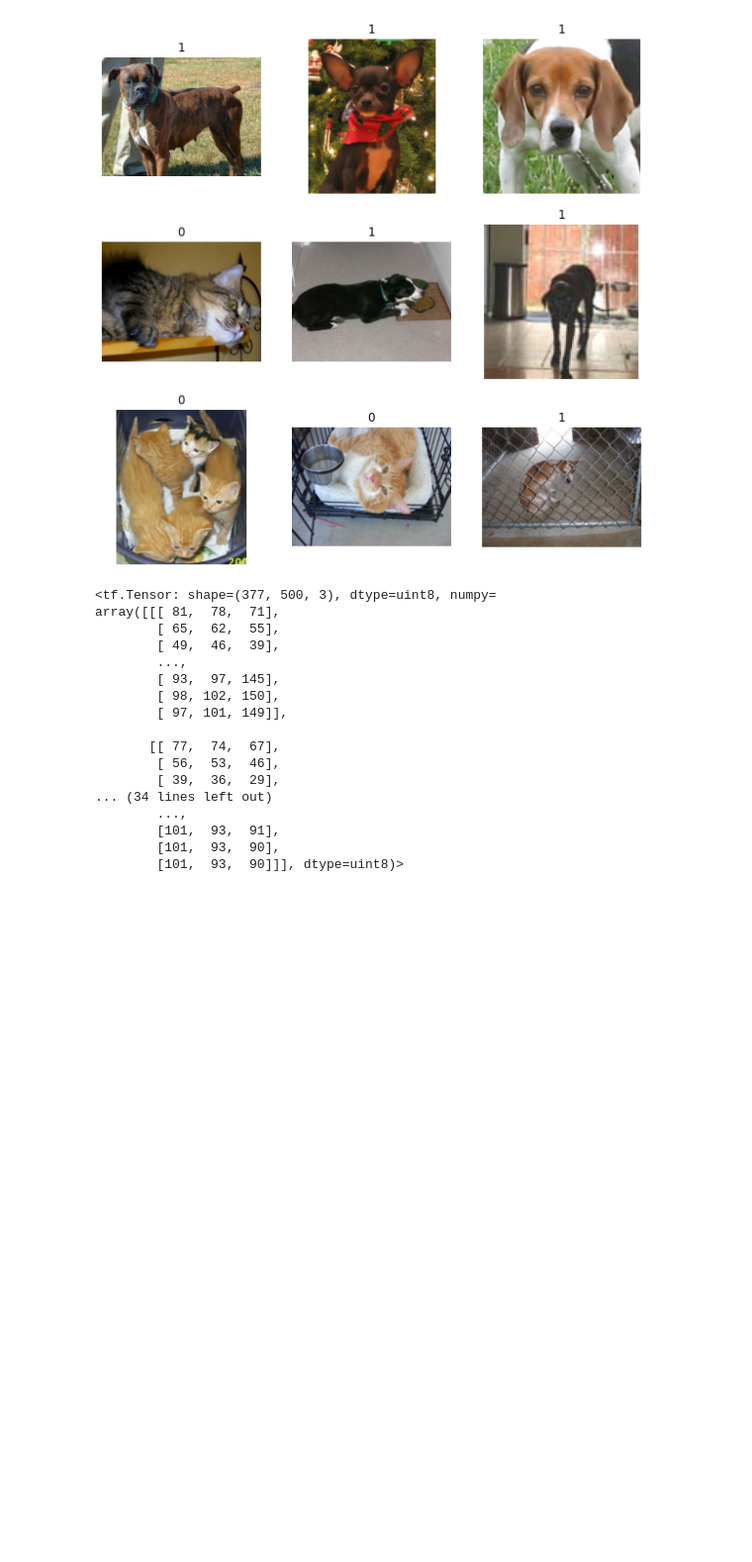
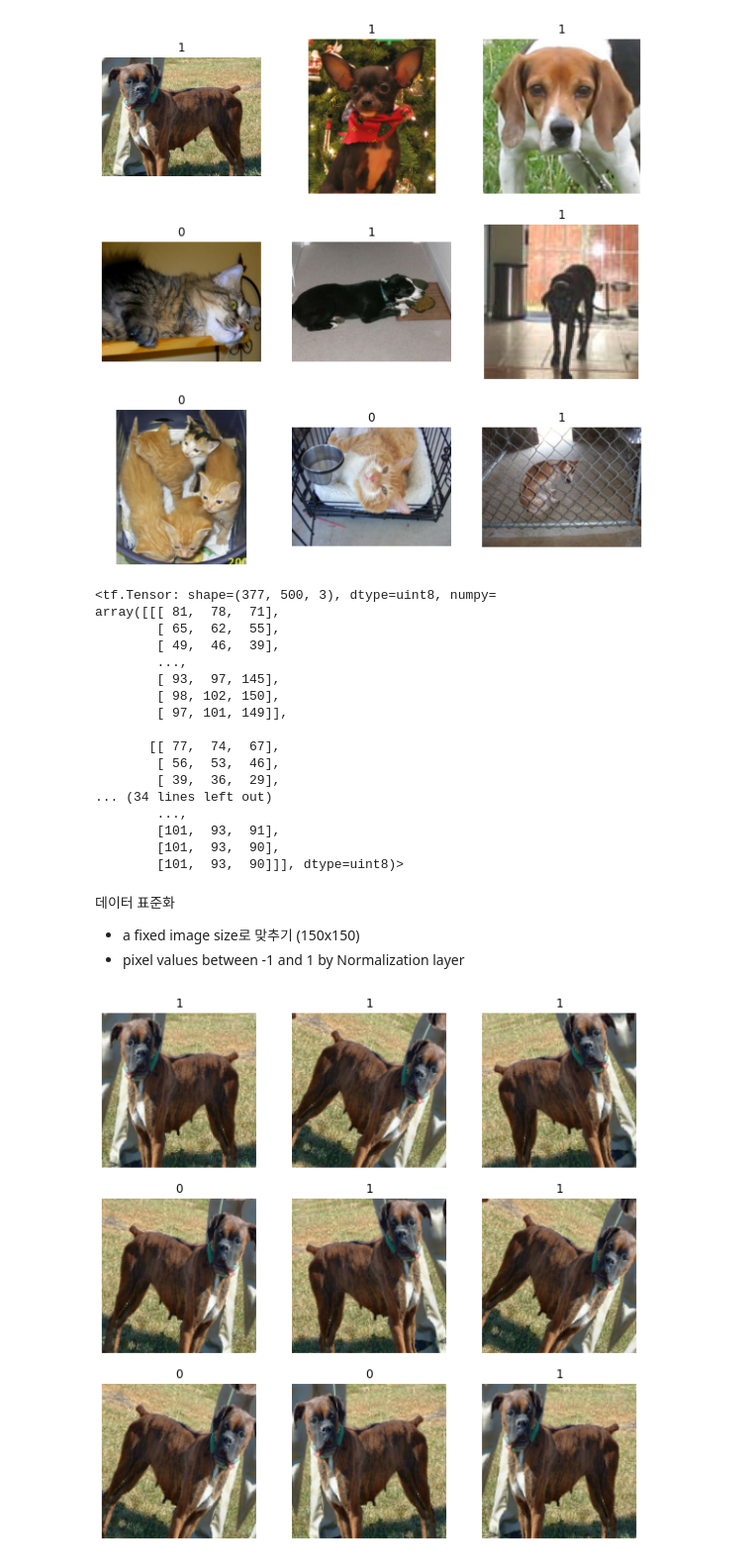
Before and after one commit to wonji0129/study, a Jupyter notebook: tensorflow_tutorial/20210116~20210117 _ Transfer learning and fine-tuning.ipynb, the cells around one changed output. Shown at 99% size. Drawn from its saved outputs; the diff is of its cells as text; code cells hidden in the pictures; blank space fills up the shorter version.

```diff
--- a/tensorflow_tutorial/20210116~20210117 _ Transfer learning and fine-tuning.ipynb
+++ b/tensorflow_tutorial/20210116~20210117 _ Transfer learning and fine-tuning.ipynb
@@ -218,0 +214,38 @@ We'll do this using a Normalization layer as part of the model itself.
+# %% [markdown]
+데이터 표준화
+- a fixed image size로 맞추기 (150x150)
+- pixel values between -1 and 1 by Normalization layer
+# %%
+size = (150, 150)
+
+train_ds = train_ds.map(lambda x, y: (tf.image.resize(x, size), y))
+validation_ds = validation_ds.map(lambda x, y: (tf.image.resize(x, size), y))
+test_ds = test_ds.map(lambda x, y: (tf.image.resize(x, size), y))
+# %%
+batch_size = 32
+
+train_ds = train_ds.cache().batch(batch_size).prefetch(buffer_size=10)
+validation_ds = validation_ds.cache().batch(batch_size).prefetch(buffer_size=10)
+test_ds = test_ds.cache().batch(batch_size).prefetch(buffer_size=10)
+# %%
+from tensorflow import keras
+from tensorflow.keras import layers
+
+data_augmentation = keras.Sequential([
+    layers.experimental.preprocessing.RandomFlip('horizontal'),
+    layers.experimental.preprocessing.RandomRotation(0.1)
+])
+
+import numpy as np
+
+for images, labels in train_ds.take(1):
+    plt.figure(figsize=(10, 10))
+    first_image = images[0]
+    for i in range(9):
+        ax = plt.subplot(3, 3, i+1)
+        augmented_image = data_augmentation(tf.expand_dims(first_image, 0), training=True)
+        plt.imshow(augmented_image[0].numpy().astype('int32'))
+        plt.title(int(labels[i]))
+        plt.axis('off')
+# %% [output]
+[figure, added]
```
Also changed, not shown: parts of 6 cells of this notebook.
